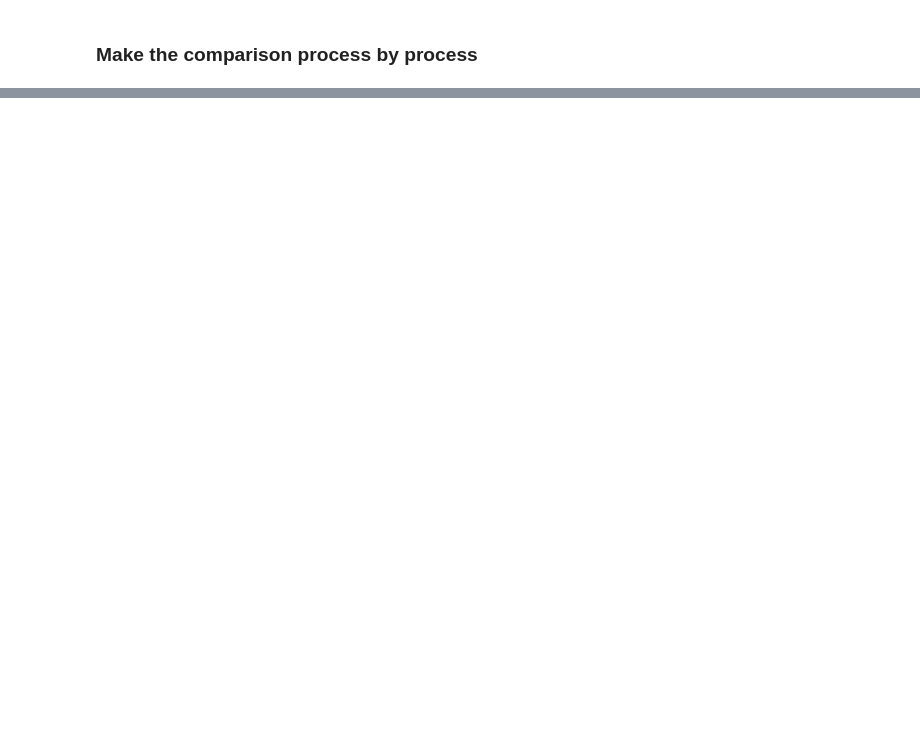
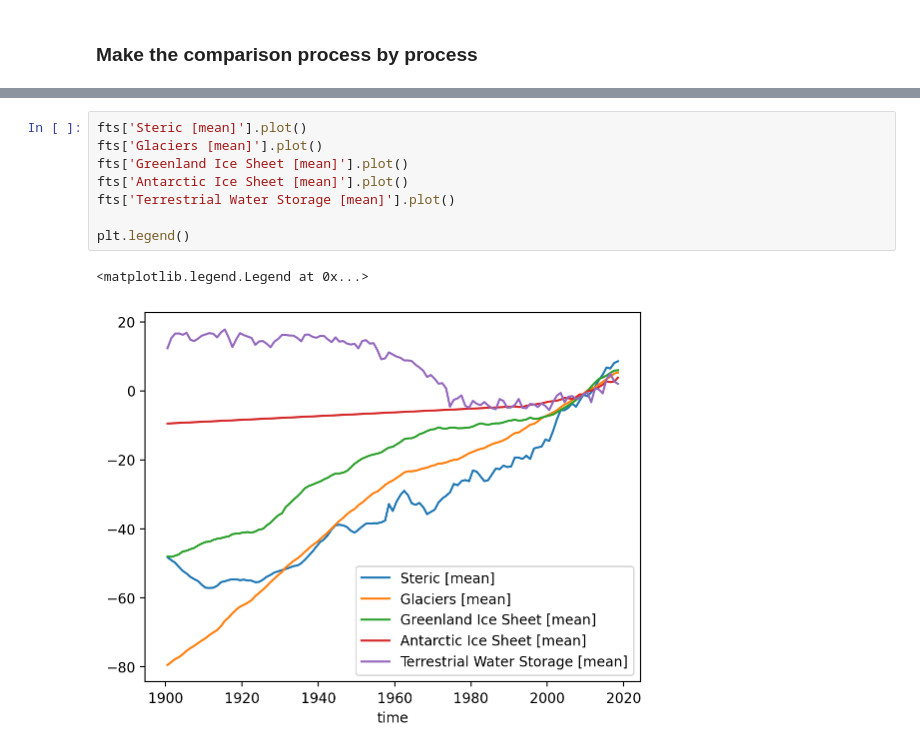
Before and after one commit to Jacobiaan/SLBudget, a Jupyter notebook: notebooks/GlobalBudget.ipynb, the cells around one changed output, grey strips where cells are left out. Cells and saved outputs as stored; diff of their text form; blank space fills up the shorter version.

```diff
--- a/notebooks/GlobalBudget.ipynb
+++ b/notebooks/GlobalBudget.ipynb
@@ -340,0 +253,11 @@ ar5_proj_df.plot()
+# %%
+fts['Steric [mean]'].plot()
+fts['Glaciers [mean]'].plot()
+fts['Greenland Ice Sheet [mean]'].plot()
+fts['Antarctic Ice Sheet [mean]'].plot()
+fts['Terrestrial Water Storage [mean]'].plot()
+
+plt.legend()
+# %% [output]
+<matplotlib.legend.Legend at 0x...>
+[figure, added]
```
Also changed, not shown: parts of 25 cells of this notebook.
